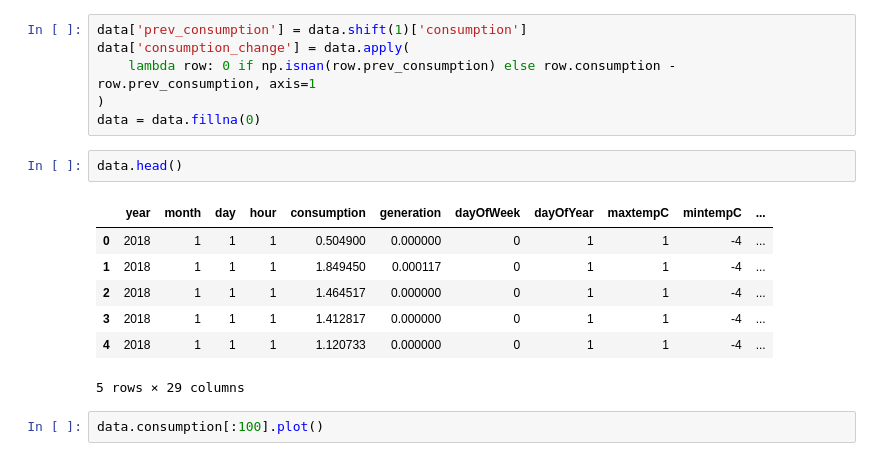
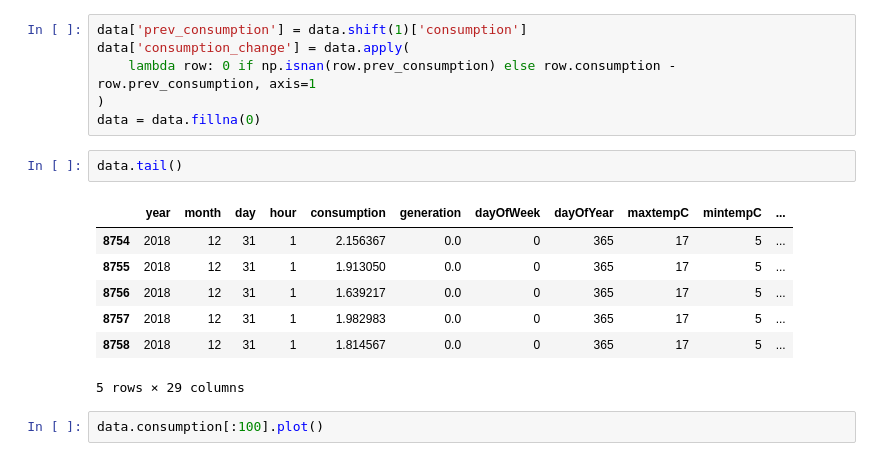
Before and after one commit to pv08/consumption-forecasting, a Jupyter notebook: Pecan-convert_to_hour.ipynb, the cells around one changed output. Drawn from its saved outputs; the diff is of its cells as text.

```diff
--- a/Pecan-convert_to_hour.ipynb
+++ b/Pecan-convert_to_hour.ipynb
@@ -152,14 +152,14 @@ data['consumption_change'] = data.apply(
 )
 data = data.fillna(0)
 # %%
-data.head()
+data.tail()
 # %% [output]
 |  | year | month | day | hour | consumption | generation | dayOfWeek | dayOfYear | maxtempC | mintempC | ... |
-| 0 | 2018 | 1 | 1 | 1 | 0.504900 | 0.000000 | 0 | 1 | 1 | -4 | ... |
-| 1 | 2018 | 1 | 1 | 1 | 1.849450 | 0.000117 | 0 | 1 | 1 | -4 | ... |
-| 2 | 2018 | 1 | 1 | 1 | 1.464517 | 0.000000 | 0 | 1 | 1 | -4 | ... |
-| 3 | 2018 | 1 | 1 | 1 | 1.412817 | 0.000000 | 0 | 1 | 1 | -4 | ... |
-| 4 | 2018 | 1 | 1 | 1 | 1.120733 | 0.000000 | 0 | 1 | 1 | -4 | ... |
+| 8754 | 2018 | 12 | 31 | 1 | 2.156367 | 0.0 | 0 | 365 | 17 | 5 | ... |
+| 8755 | 2018 | 12 | 31 | 1 | 1.913050 | 0.0 | 0 | 365 | 17 | 5 | ... |
+| 8756 | 2018 | 12 | 31 | 1 | 1.639217 | 0.0 | 0 | 365 | 17 | 5 | ... |
+| 8757 | 2018 | 12 | 31 | 1 | 1.982983 | 0.0 | 0 | 365 | 17 | 5 | ... |
+| 8758 | 2018 | 12 | 31 | 1 | 1.814567 | 0.0 | 0 | 365 | 17 | 5 | ... |
 5 rows × 29 columns
 # %%
 data.consumption[:100].plot()
```
Also changed, not shown: 2 other files.
